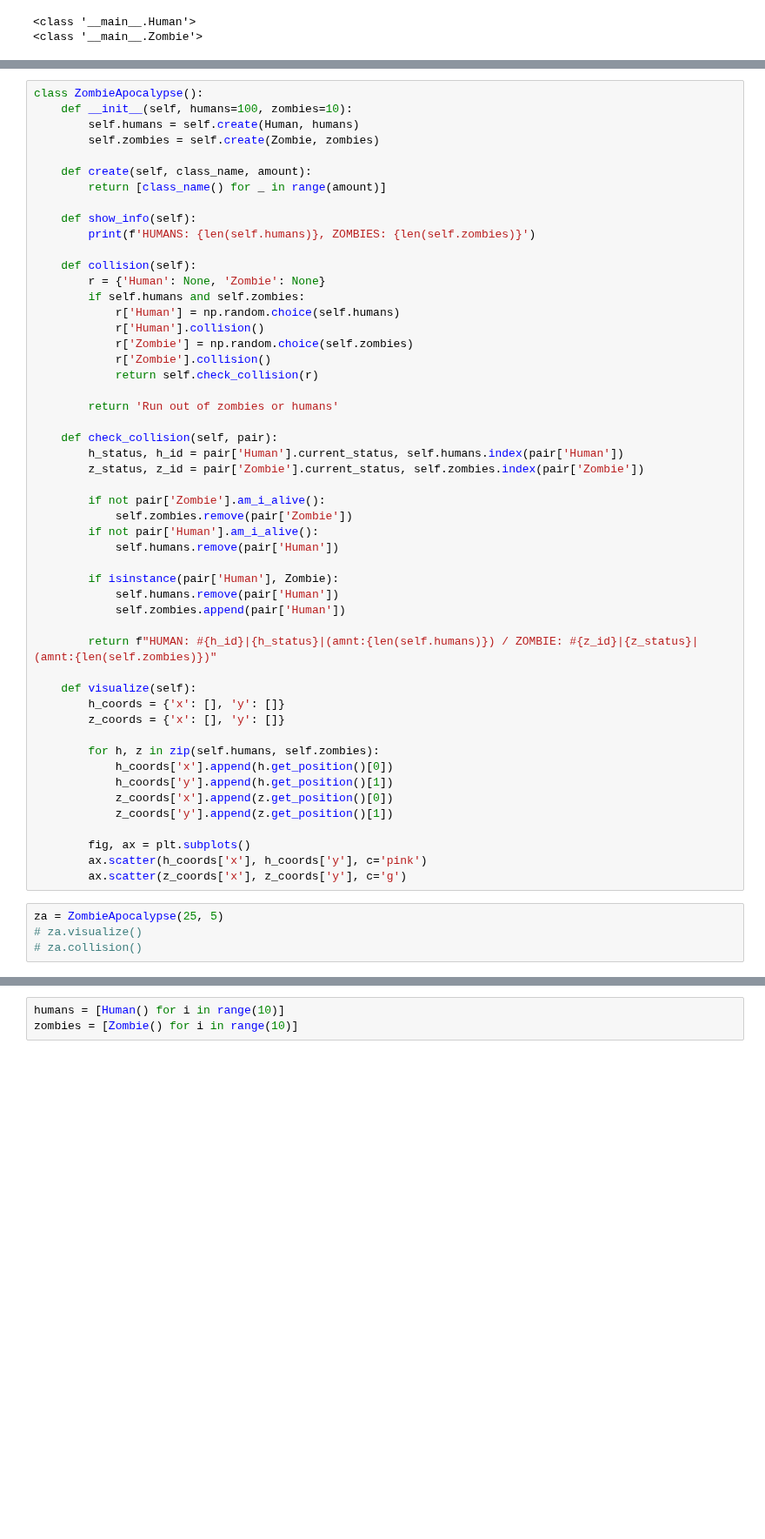
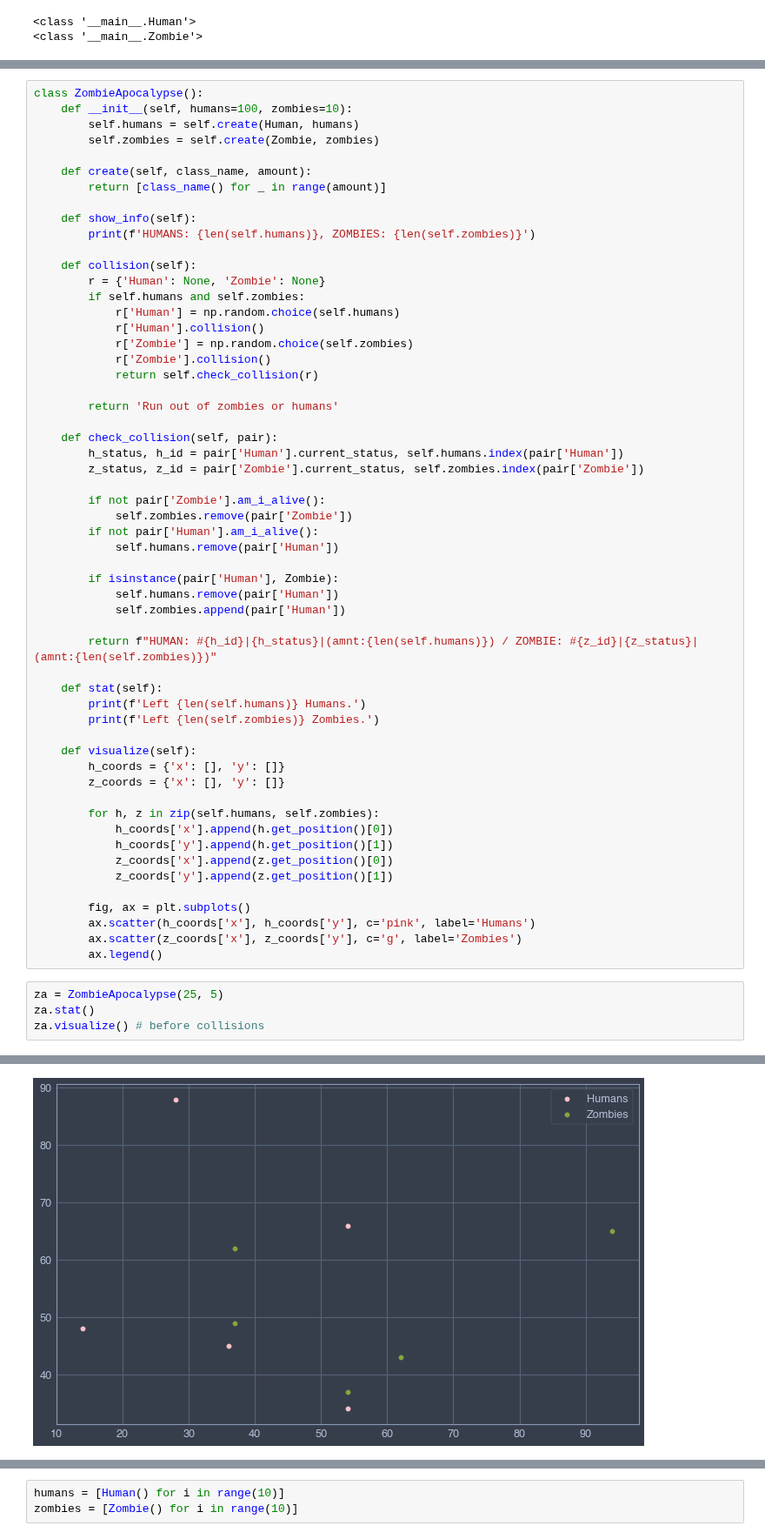
Before and after one commit to fadeeva/weird_projects, a Jupyter notebook: Zombie/0_day.ipynb, the cells around one changed output, grey strips where cells are left out. Shown at 87% size. Cells and saved outputs as stored; diff of their text form; blank space fills up the shorter version.

Commit message:
stat

```diff
--- a/Zombie/0_day.ipynb
+++ b/Zombie/0_day.ipynb
@@ -150,6 +150,10 @@ class ZombieApocalypse():
 
         return f"HUMAN: #{h_id}|{h_status}|(amnt:{len(self.humans)}) / ZOMBIE: #{z_id}|{z_status}|(amnt:{len(self.zombies)})"
 
+    def stat(self):
+        print(f'Left {len(self.humans)} Humans.')
+        print(f'Left {len(self.zombies)} Zombies.')
+
     def visualize(self):
         h_coords = {'x': [], 'y': []}
         z_coords = {'x': [], 'y': []}
@@ -161,9 +165,11 @@ class ZombieApocalypse():
             z_coords['y'].append(z.get_position()[1])
 
         fig, ax = plt.subplots()
-        ax.scatter(h_coords['x'], h_coords['y'], c='pink')
-        ax.scatter(z_coords['x'], z_coords['y'], c='g')
+        ax.scatter(h_coords['x'], h_coords['y'], c='pink', label='Humans')
+        ax.scatter(z_coords['x'], z_coords['y'], c='g', label='Zombies')
+        ax.legend()
 # %%
 za = ZombieApocalypse(25, 5)
-# za.visualize()
-# za.collision()
+za.stat()
+za.visualize() # before collisions
+# %% [output]
@@ -169,0 +178 @@ za = ZombieApocalypse(25, 5)
+[figure, added]
```
Also changed, not shown: parts of 4 cells of this notebook.
